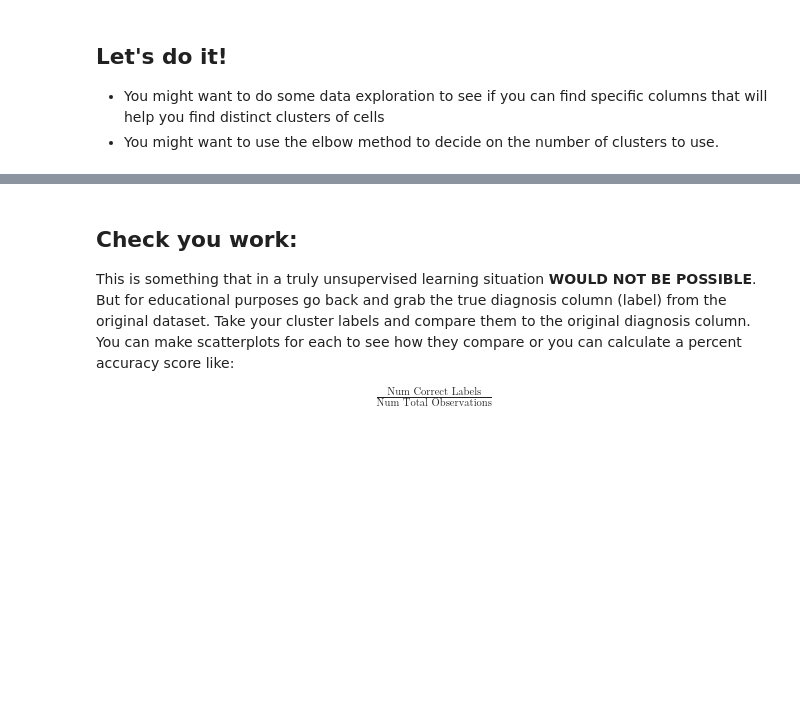
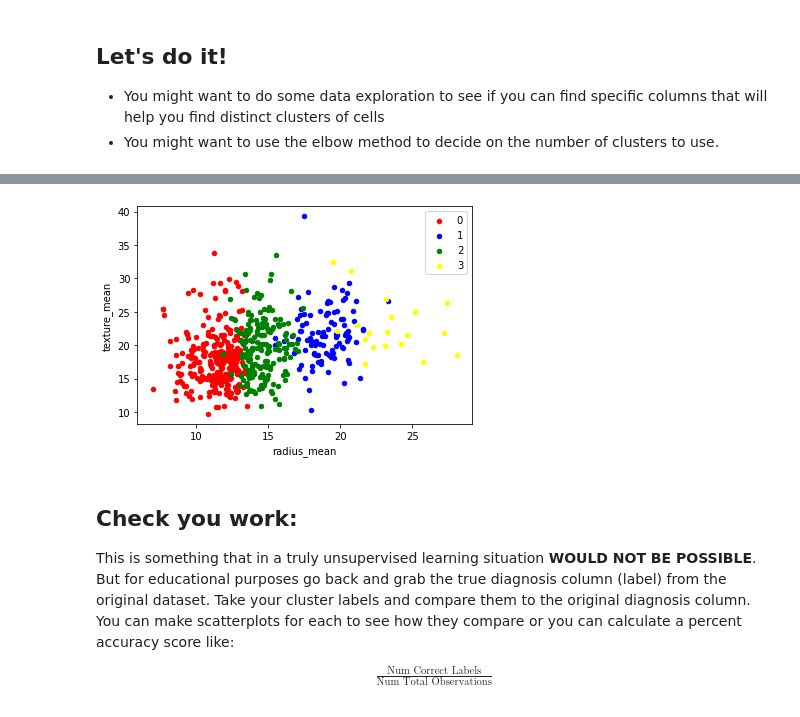
Before and after one commit to ericaburdett/DS-Unit-1-Sprint-3-Linear-Algebra, a Jupyter notebook: module4-clustering/134_Clustering_Assignment.ipynb, the cells around one changed output, grey strips where cells are left out. Cells and saved outputs as stored; diff of their text form; code cells hidden in the pictures; blank space fills up the shorter version.

```diff
--- a/module4-clustering/134_Clustering_Assignment.ipynb
+++ b/module4-clustering/134_Clustering_Assignment.ipynb
@@ -111,4 +74,0 @@ KMeans(algorithm='auto', copy_x=True, init='k-means++', max_iter=1,
-# %%
-# Assign clusters back to dataframe
-df_copy['cluster']=model.labels_
-df_copy.head()
@@ -144,0 +81,6 @@ ax.scatter(cc[0], cc[1], c=base_colors)
+# %%
+kmeans = KMeans(4)
+X = df_copy.values
+kmeans.fit(X)
+
+print(kmeans.labels_)
@@ -144,0 +104,3 @@ ax.scatter(cc[0], cc[1], c=base_colors)
+# %%
+df_copy['cluster'] = kmeans.labels_
+df_copy.head()
@@ -145,3 +114,12 @@ ax.scatter(cc[0], cc[1], c=base_colors)
+# %%
+fig, ax = plt.subplots()
+colors = {0:'red', 1:'blue', 2:'green', 3:'yellow'}
+grouped = df_copy.groupby('cluster')
+for key, group in grouped:
+  group.plot(ax=ax, kind='scatter', x='radius_mean', y='texture_mean', label=key, color=colors[key])
+plt.show();
+# %% [output]
+[figure, added]
 # %% [markdown]
 ## Check you work:
 
```
Also changed, not shown: parts of 44 cells of this notebook.
